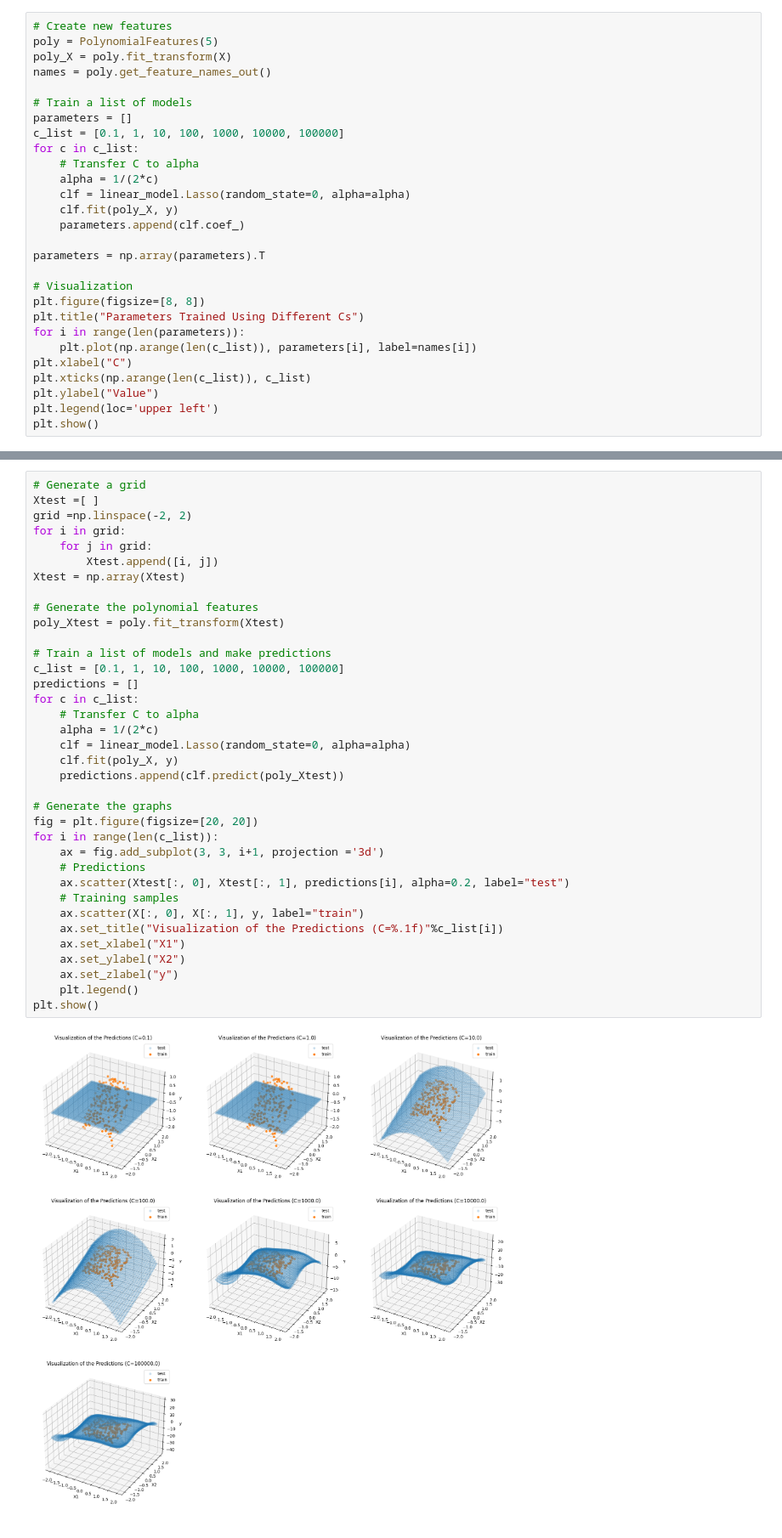
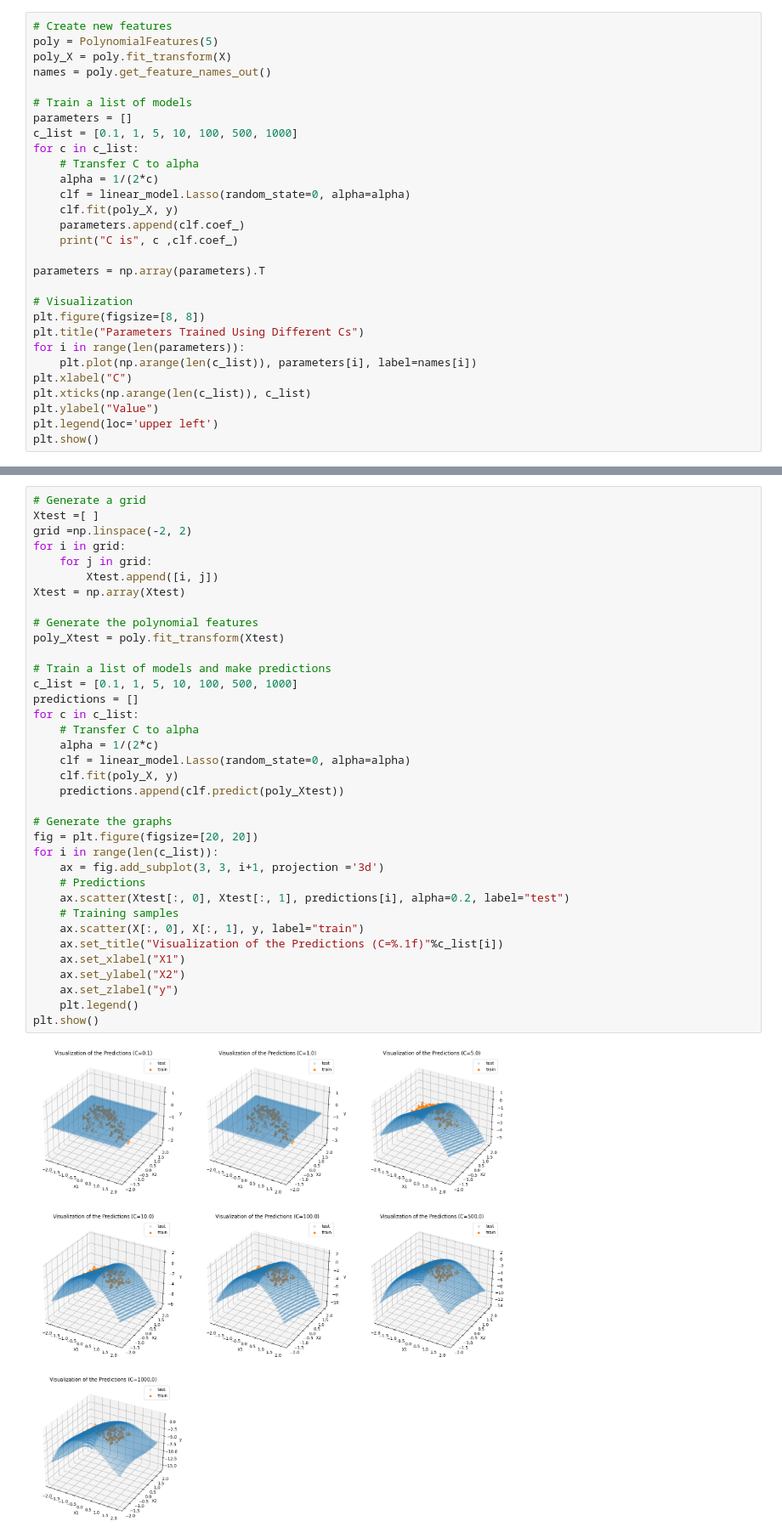
Before and after one commit to babohhauru/Machine-Learning, a Jupyter notebook: week3/Week3Lab.ipynb, the cells around one changed output, grey strips where cells are left out. Shown at 85% size. Cells and saved outputs as stored; diff of their text form.

```diff
--- a/week3/Week3Lab.ipynb
+++ b/week3/Week3Lab.ipynb
@@ -41,13 +41,14 @@ names = poly.get_feature_names_out()
 
 # Train a list of models
 parameters = []
-c_list = [0.1, 1, 10, 100, 1000, 10000, 100000]
+c_list = [0.1, 1, 5, 10, 100, 500, 1000]
 for c in c_list:
     # Transfer C to alpha
     alpha = 1/(2*c)
     clf = linear_model.Lasso(random_state=0, alpha=alpha)
     clf.fit(poly_X, y)
     parameters.append(clf.coef_)
+    print("C is", c ,clf.coef_)
 
 parameters = np.array(parameters).T
 
@@ -72,35 +90,35 @@ for i in grid:
         Xtest.append([i, j])
 Xtest = np.array(Xtest)
 
 # Generate the polynomial features
 poly_Xtest = poly.fit_transform(Xtest)
 
 # Train a list of models and make predictions
-c_list = [0.1, 1, 10, 100, 1000, 10000, 100000]
+c_list = [0.1, 1, 5, 10, 100, 500, 1000]
 predictions = []
 for c in c_list:
     # Transfer C to alpha
     alpha = 1/(2*c)
     clf = linear_model.Lasso(random_state=0, alpha=alpha)
     clf.fit(poly_X, y)
     predictions.append(clf.predict(poly_Xtest))
 
 # Generate the graphs
 fig = plt.figure(figsize=[20, 20])
 for i in range(len(c_list)):
     ax = fig.add_subplot(3, 3, i+1, projection ='3d')
     # Predictions
     ax.scatter(Xtest[:, 0], Xtest[:, 1], predictions[i], alpha=0.2, label="test")
     # Training samples
     ax.scatter(X[:, 0], X[:, 1], y, label="train")
     ax.set_title("Visualization of the Predictions (C=%.1f)"%c_list[i])
     ax.set_xlabel("X1")
     ax.set_ylabel("X2")
     ax.set_zlabel("y")
     plt.legend()
 plt.show()
 # %% [output]
-[figure, old version]
+[figure, new version]
 # %%
 # Train a list of models, capture the parameters and predictions
 parameters = []
```
Also changed, not shown: parts of 6 cells of this notebook, 10 other files.
